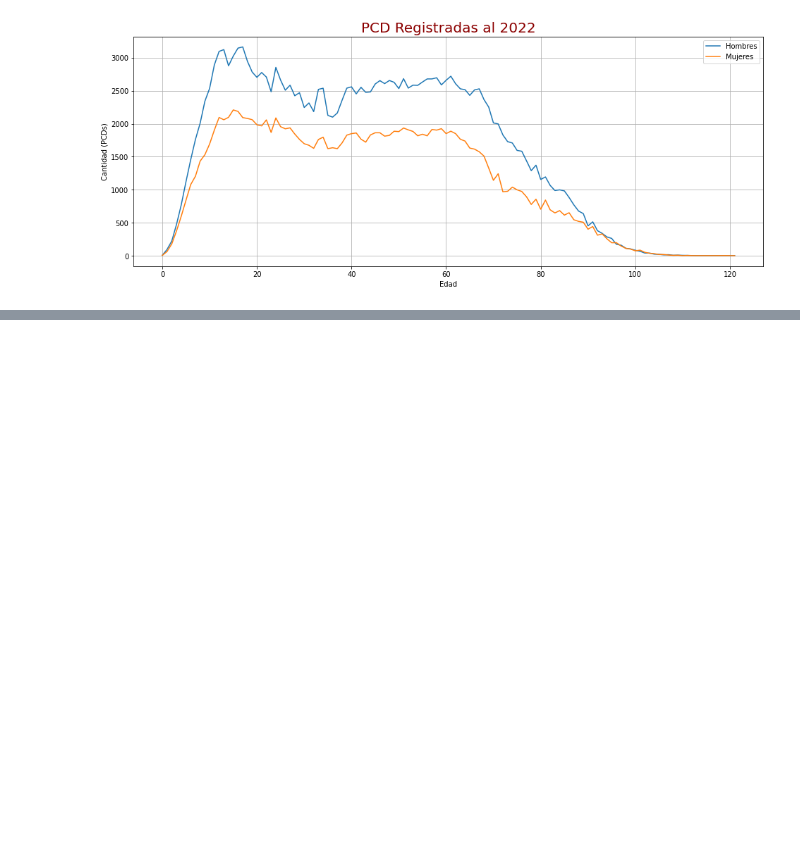
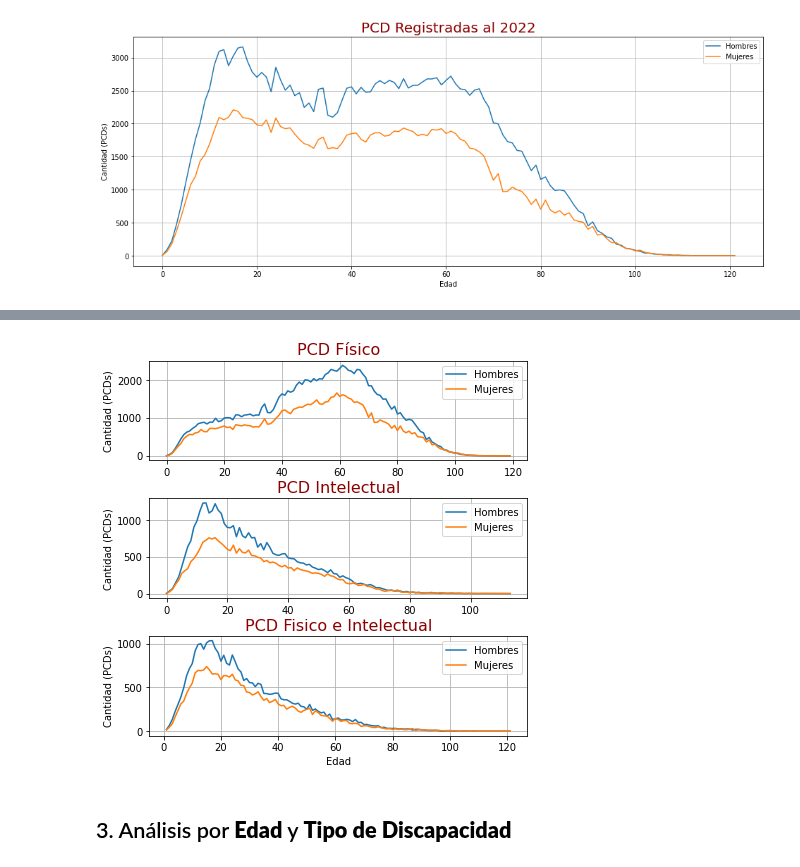
Before and after one commit to CVilaNet/PCDAyac, a Jupyter notebook: SIRNPD.ipynb, the cells around one changed output, grey strips where cells are left out. Drawn from its saved outputs; the diff is of its cells as text; code cells hidden in the pictures; blank space fills up the shorter version.

Commit message:
Analyzing data in line time

```diff
--- a/SIRNPD.ipynb
+++ b/SIRNPD.ipynb
@@ -99,5 +91,0 @@ dataPCD.rename(columns = {'[DomDepartamentoIns]':'DomDepa', '[DomProvinciaIns]':
-# %%
-columns_data = ['DomDepa', 'DomProv', 'DomDist', 'AñoInsc', 'Edad', 'Genero', 'EducaNivel','EstadoReg',
-                'def_intelectual', 'def_psicologica', 'def_lenguaje', 'def_audicion',
-                'def_vision', 'def_viscerales', 'def_musculo', 'def_generalizadas']
-dataPCD[columns_data].head()
@@ -198,0 +200,5 @@ dataEdad
+# %%
+dataPCDGeneral[columns_data].fillna(0, inplace=True)
+
+dataPCDGeneral['dis_fisica'] = dataPCDGeneral.apply(lambda x: get_condicion([x.def_lenguaje, x.def_audicion, x.def_vision, x.def_viscerales, x.def_musculo, x.def_generalizadas]), axis=1)
+dataPCDGeneral['dis_intelectual'] = dataPCDGeneral.apply(lambda x: get_condicion([x.def_intelectual, x.def_psicologica]), axis=1)
@@ -198,0 +241,2 @@ dataEdad
+# %%
+dataPCDGeneral['dis_tipo'] = dataPCDGeneral.apply(lambda x: get_tipo(x.dis_fisica, x.dis_intelectual), axis=1)
@@ -198,0 +259,54 @@ dataEdad
+# %%
+dataDisFisica = dataPCDGeneral.query("(dis_tipo == 'F')")
+dataDisIntelectual = dataPCDGeneral.query("(dis_tipo == 'I')")
+dataDisFisicaIntelectual = dataPCDGeneral.query("(dis_tipo == 'FI')")
+
+dataDisFisica = pd.crosstab(dataDisFisica.Edad, dataDisFisica.Genero)
+dataDisIntelectual = pd.crosstab(dataDisIntelectual.Edad, dataDisIntelectual.Genero)
+dataDisFisicaIntelectual = pd.crosstab(dataDisFisicaIntelectual.Edad, dataDisFisicaIntelectual.Genero)
+# %%
+import matplotlib.pyplot as plt
+
+font = {'family': 'sans-serif',
+        'color':  'darkred',
+        'weight': 'normal',
+        'size': 16,
+        }
+
+# Re-sizing plot area
+f = plt.figure()
+#f.set_figwidth(16)
+f.set_figheight(6)
+
+plt.subplot(3,1,1)
+plt.plot(dataDisFisica.index.tolist(), dataDisFisica.M.tolist(), label='Hombres')
+plt.plot(dataDisFisica.index.tolist(), dataDisFisica.F.tolist(), label='Mujeres')
+plt.legend()
+plt.grid(True)
+plt.title('PCD Físico', fontdict=font)
+plt.ylabel("Cantidad (PCDs)")
+
+plt.subplot(3,1,2)
+plt.plot(dataDisIntelectual.index.tolist(), dataDisIntelectual.M.tolist(), label='Hombres')
+plt.plot(dataDisIntelectual.index.tolist(), dataDisIntelectual.F.tolist(), label='Mujeres')
+plt.legend()
+plt.grid(True)
+plt.title('PCD Intelectual', fontdict=font)
+plt.ylabel("Cantidad (PCDs)")
+
+plt.subplot(3, 1, 3)
+plt.plot(dataDisFisicaIntelectual.index.tolist(), dataDisFisicaIntelectual.M.tolist(), label='Hombres')
+plt.plot(dataDisFisicaIntelectual.index.tolist(), dataDisFisicaIntelectual.F.tolist(), label='Mujeres')
+plt.legend()
+plt.grid(True)
+plt.title('PCD Fisico e Intelectual', fontdict=font)
+plt.ylabel("Cantidad (PCDs)")
+plt.xlabel("Edad")
+
+plt.tight_layout(pad=0.4, w_pad=1, h_pad=0.3) # UPDATE 3: set space manually
+
+plt.show()
+# %% [output]
+[figure, added]
+# %% [markdown]
+## 3. Análisis por **Edad** y **Tipo de Discapacidad**
```
Also changed, not shown: parts of 30 cells of this notebook.
